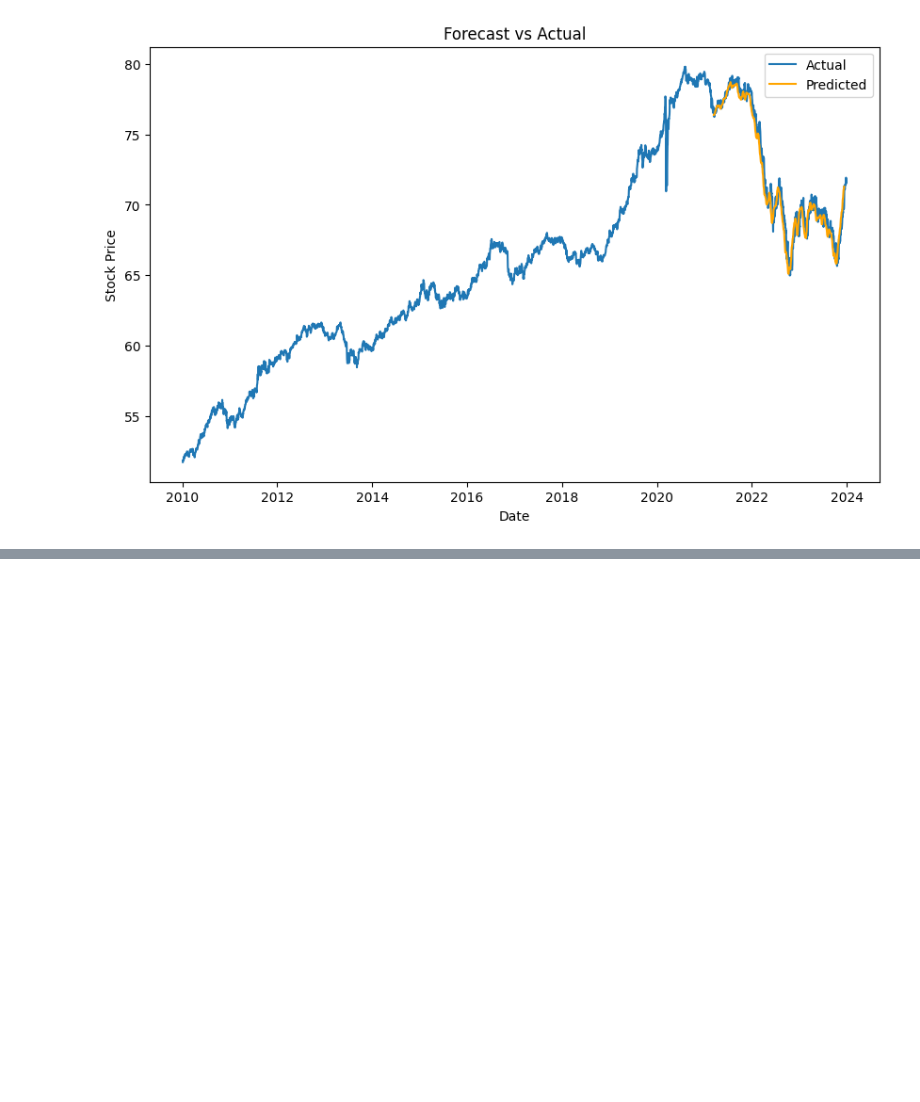
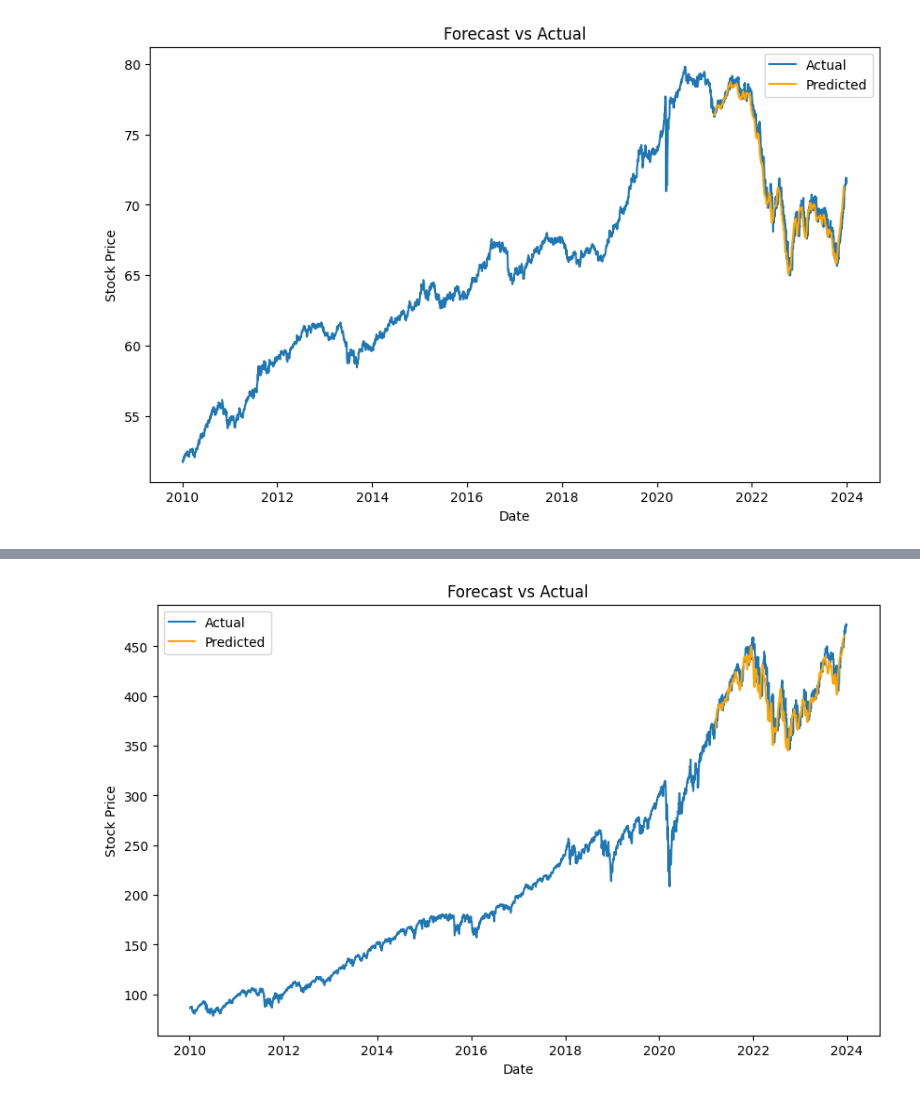
Before and after one commit to bef898/Time-Series-Forecasting, a Jupyter notebook: notebooks/TimeSeriesForecast.ipynb, the cells around one changed output, grey strips where cells are left out. Saved outputs shown, nothing was run; the diff lists cells and outputs as text; code cells hidden in the pictures; blank space fills up the shorter version.

```diff
--- a/notebooks/TimeSeriesForecast.ipynb
+++ b/notebooks/TimeSeriesForecast.ipynb
@@ -240,0 +315,3 @@ TimeSeriesForecast_for_bnd.plot_forecast()
+# %%
+# Train the LSTM model
+TimeSeriesForecast_for_spy.train_lstm(epochs=50, batch_size=32)
@@ -240,0 +352,5 @@ TimeSeriesForecast_for_bnd.plot_forecast()
+# %%
+# Plot the results
+TimeSeriesForecast_for_spy.plot_forecast()
+# %% [output]
+[figure, added]
```
Also changed, not shown: parts of 18 cells of this notebook.
